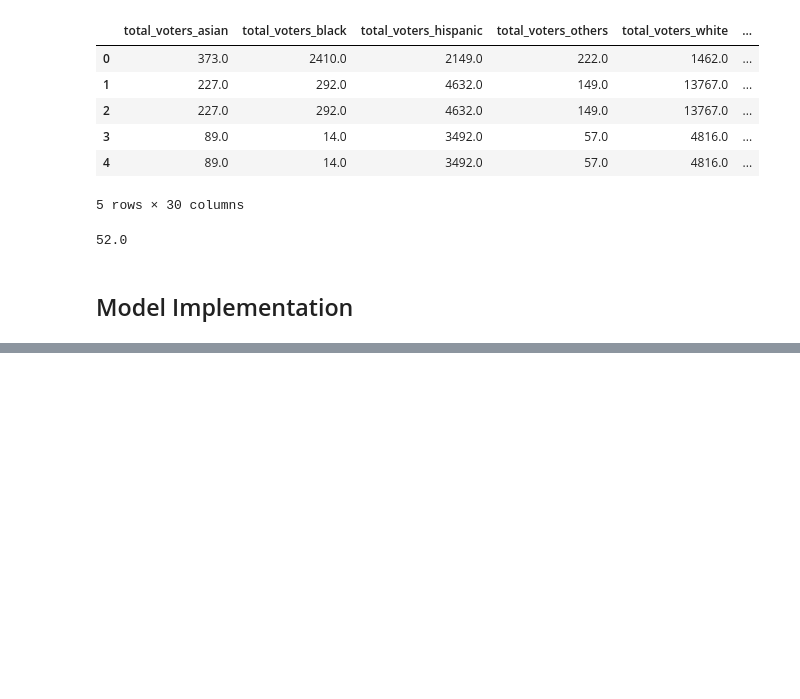
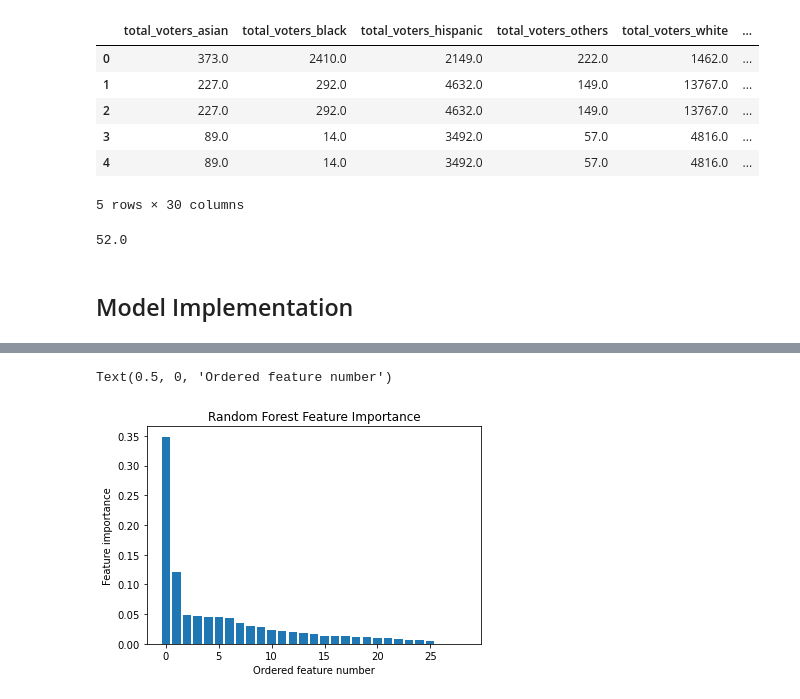
Before and after one commit to jnshzk/capstone, a Jupyter notebook: models.ipynb, the cells around one changed output, grey strips where cells are left out. Cells and saved outputs as stored; diff of their text form; code cells hidden in the pictures; blank space fills up the shorter version.

```diff
--- a/models.ipynb
+++ b/models.ipynb
@@ -209,0 +276,3 @@ plt.xticks(rotation=45)
+# %%
+#generate and print ordered list of feature importance scores
+non_rcv_sorted_features, non_rcv_sorted_feature_importance = ordered_feature_importance(non_rcv_data.columns, non_rcv_rf.feature_importances_, n=len(non_rcv_data.columns))
@@ -209,0 +297,9 @@ plt.xticks(rotation=45)
+# %%
+#plot feature importance
+plt.bar(np.arange(len(non_rcv_sorted_features)), non_rcv_sorted_feature_importance)
+plt.title('Random Forest Feature Importance')
+plt.ylabel('Feature importance')
+plt.xlabel('Ordered feature number')
+# %% [output]
+Text(0.5, 0, 'Ordered feature number')
+[figure, added]
```
Also changed, not shown: parts of 18 cells of this notebook.
